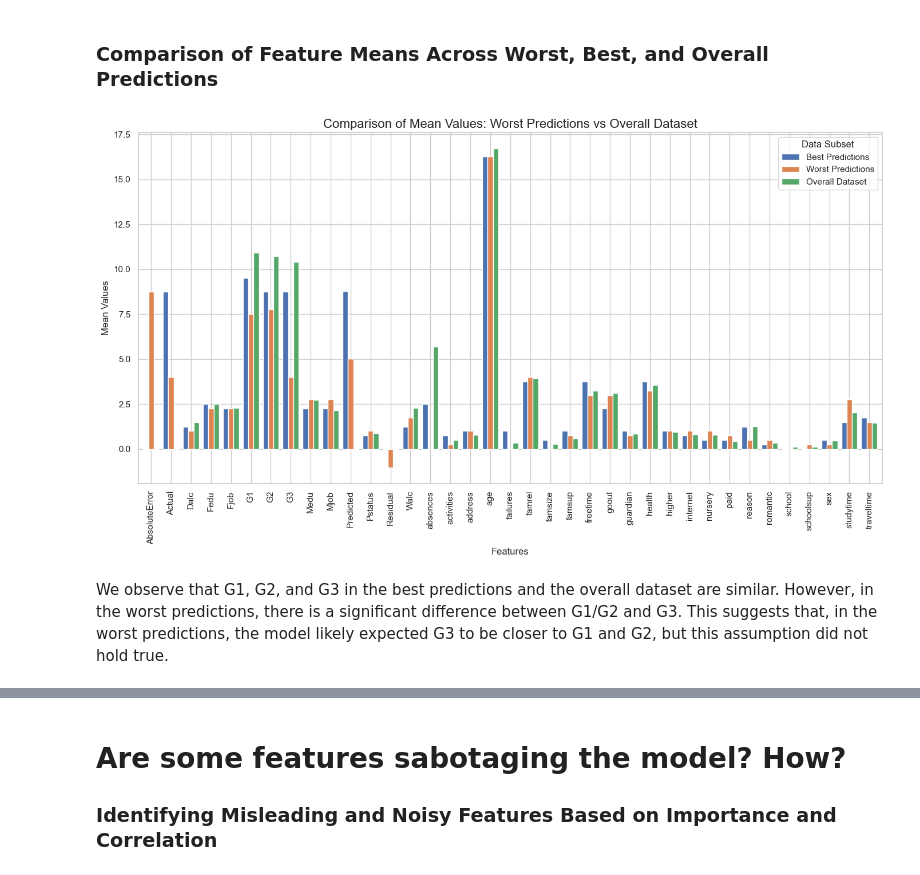
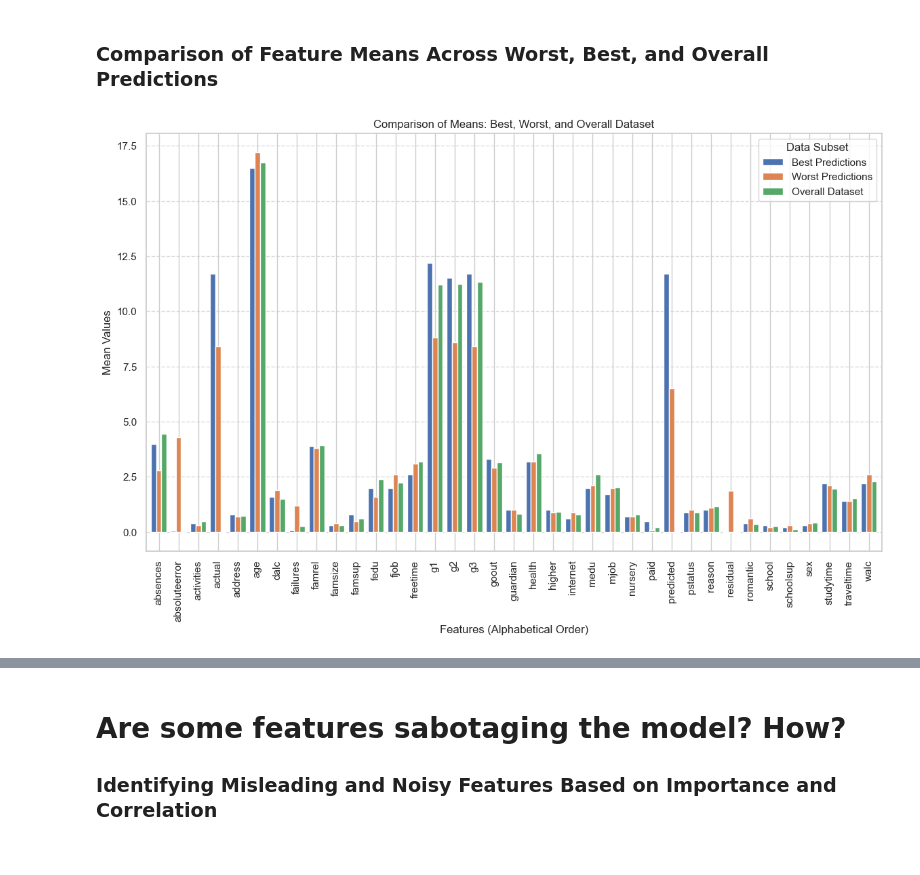
Before and after one commit to yuvalSaadati/Student-Performance, a Jupyter notebook: visualization.ipynb, the cells around one changed output, grey strips where cells are left out. Saved outputs shown, nothing was run; the diff lists cells and outputs as text; code cells hidden in the pictures.

```diff
--- a/visualization.ipynb
+++ b/visualization.ipynb
@@ -29,21 +68,15 @@ import pandas as pd
 import matplotlib.pyplot as plt
 from sklearn.preprocessing import LabelEncoder
 
-# File paths for data (adjust paths if needed)
-mat_file_path = "./data/student-mat.csv"
-por_file_path = "./data/student-por.csv"
-
-# Reading the CSV files
-student_mat = pd.read_csv(mat_file_path, sep=';')
-student_por = pd.read_csv(por_file_path, sep=';')
 student_mat_mapping = student_mat
 student_por_mapping = student_por
 
-categorical_columns = student_mat.select_dtypes(include='object').columns
+categorical_columns = df.select_dtypes(include='object').columns
 for col in categorical_columns:
     le = LabelEncoder()
     student_mat_mapping[col] = le.fit_transform(student_mat[col])
     student_por_mapping[col] =  le.fit_transform(student_por_mapping[col])
+    df[col] = le.fit_transform(df[col])
     mapping = dict(zip(le.classes_, range(len(le.classes_))))
     print(f"Mapping: {col}", mapping)
 
@@ -322,5 +393,5 @@ plt.show()
 # %%
 # Sort by largest residuals (absolute errors)
 test_set_with_residuals['AbsoluteError'] = test_set_with_residuals['Residual'].abs()
-worst_performance = test_set_with_residuals.sort_values(by='AbsoluteError', ascending=False).head(4)
-best_performance = test_set_with_residuals.sort_values(by='AbsoluteError', ascending=True).head(4)
+worst_performance = test_set_with_residuals.sort_values(by='AbsoluteError', ascending=False).head(10)
+best_performance = test_set_with_residuals.sort_values(by='AbsoluteError', ascending=True).head(10)
@@ -357,0 +436,11 @@ best_performance
+# %%
+# Sort by AbsoluteError and filter rows where G3 != 0
+worst_performance = (
+    test_set_with_residuals
+    .sort_values(by='AbsoluteError', ascending=False)
+    .query("Actual != 0")  # Filters out rows where G3 is 0
+    .head(10)  # Select the top 10 rows
+)
+
+# Display the filtered DataFrame
+worst_performance
@@ -360,34 +461,37 @@ best_performance
 # %%
 worst_stats = worst_performance.describe()
 best_performance_stats = best_performance.describe()
-overall_stats = student_mat.describe()
+overall_stats = df.describe()
 
 worst_stats['G3'] = worst_stats['Actual']
 best_performance_stats['G3'] = best_performance_stats['Actual']
 
 best_performance_stats_means = best_performance_stats.loc['mean']
 
 woest_performance_stats_means = worst_stats.loc['mean']
 
 overall_means = overall_stats.loc['mean']
 
+
 # Combine into a single DataFrame for comparison
 comparison_means = pd.DataFrame({
     'Best Predictions': best_performance_stats_means,
     'Worst Predictions': woest_performance_stats_means,
     'Overall Dataset': overall_means
 })
+# Sort the DataFrame alphabetically by feature names (index)
+# comparison_means_sorted = comparison_means.sort_index()
+comparison_means_sorted = comparison_means.rename(index=str.lower).sort_index()
 
 # Plot comparison as a grouped bar chart
-comparison_means.plot(kind='bar', figsize=(14, 8), width=0.8)
-plt.title('Comparison of Mean Values: Worst Predictions vs Overall Dataset', fontsize=16)
-plt.ylabel('Mean Values', fontsize=12)
-plt.xlabel('Features', fontsize=12)
-plt.xticks(rotation=90)
+comparison_means_sorted.plot(kind='bar', figsize=(14, 8), width=0.8)
+
+# Add title and labels
+plt.title('Comparison of Means: Best, Worst, and Overall Dataset')
+plt.xlabel('Features (Alphabetical Order)')
+plt.ylabel('Mean Values')
 plt.legend(title='Data Subset')
-plt.tight_layout()
+plt.grid(axis='y', linestyle='--', alpha=0.7)
 plt.show()
 # %% [output]
-[figure, old version]
+[figure, new version]
-# %% [markdown]
- We observe that G1, G2, and G3 in the best predictions and the overall dataset are similar. However, in the worst predictions, there is a significant difference between G1/G2 and G3. This suggests that, in the worst predictions, the model likely expected G3 to be closer to G1 and G2, but this assumption did not hold true.
```
Also changed, not shown: parts of 49 cells of this notebook.
